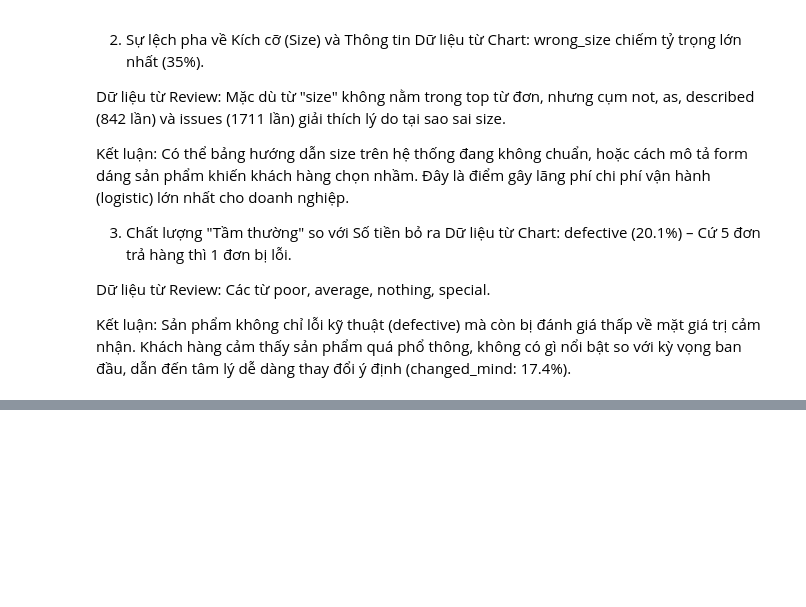
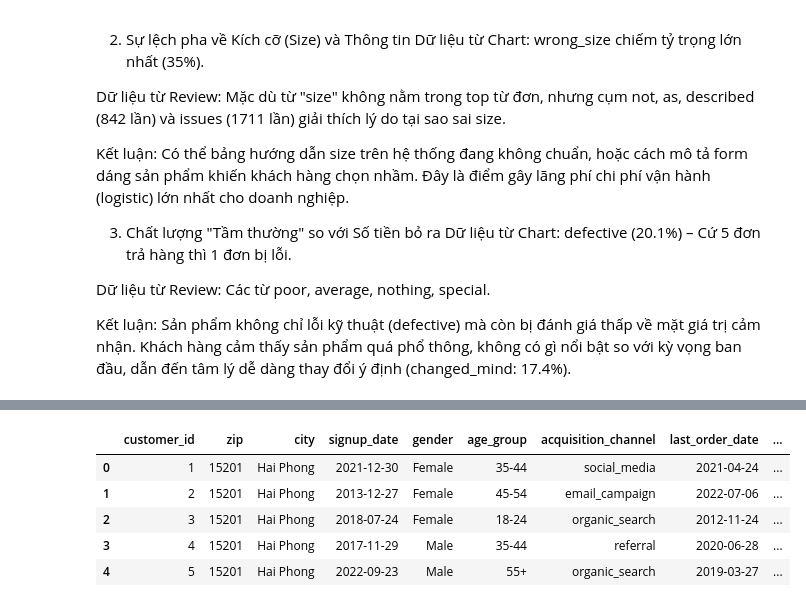
Before and after one commit to lamducanhkhoarubik-spec/Datathon_UITUT, a Jupyter notebook: code/eda/diagnostic.ipynb, the cells around one changed output, grey strips where cells are left out. Drawn from its saved outputs; the diff is of its cells as text; code cells hidden in the pictures; blank space fills up the shorter version.

```diff
--- a/code/eda/diagnostic.ipynb
+++ b/code/eda/diagnostic.ipynb
@@ -701,0 +614,13 @@ Không phải do cải thiện nội tại
+# %%
+def rfm_segment(row):
+    r,f,m = row["R_score"], row["F_score"], row["M_score"]
+    if r >= 4 and f >=4: return "Champions"
+    elif r >= 3 and f >=3: return "Loyal Customers"
+    elif r >= 4 and f <= 2: return "New Customers"
+    elif r >= 3 and m >= 3: return "Potential Loyalists"
+    elif r <= 2 and f >= 3: return "At Risk"
+    elif r <= 2 and f >= 4 and m >= 4: return "Cant Lose Them"
+    elif r <= 2 and f <= 2: return "Lost"
+    elif r == 3 and f <= 2 : return "About to Sleep"
+    else: return "Need Attention"
+df_rfm_agg["rfm_segment"] = df_rfm_agg.apply(rfm_segment, axis=1)
@@ -701,0 +636,19 @@ Không phải do cải thiện nội tại
+# %%
+df_geography = data_cleansed['df_geography'].copy()
+dim_cust = df_customers.merge(df_rfm_agg, on="customer_id", how="left")
+dim_cust = dim_cust.merge(
+    df_geography[["zip","region"]].drop_duplicates(subset="zip"),
+    on = "zip", how="left"
+)
+dim_cust["frequency"] = dim_cust["frequency"].fillna(0).astype(int)
+dim_cust["monetary"] = dim_cust["monetary"].fillna(0)
+dim_cust["rfm_segment"] = dim_cust["rfm_segment"].fillna("Never Purchased")
+
+dim_cust.head()
+# %% [output]
+|  | customer_id | zip | city | signup_date | gender | age_group | acquisition_channel | last_order_date | ... |
+| 0 | 1 | 15201 | Hai Phong | 2021-12-30 | Female | 35-44 | social_media | 2021-04-24 | ... |
+| 1 | 2 | 15201 | Hai Phong | 2013-12-27 | Female | 45-54 | email_campaign | 2022-07-06 | ... |
+| 2 | 3 | 15201 | Hai Phong | 2018-07-24 | Female | 18-24 | organic_search | 2012-11-24 | ... |
+| 3 | 4 | 15201 | Hai Phong | 2017-11-29 | Male | 35-44 | referral | 2020-06-28 | ... |
+| 4 | 5 | 15201 | Hai Phong | 2022-09-23 | Male | 55+ | organic_search | 2019-03-27 | ... |
```
Also changed, not shown: parts of 10 cells of this notebook, 1 other file.
